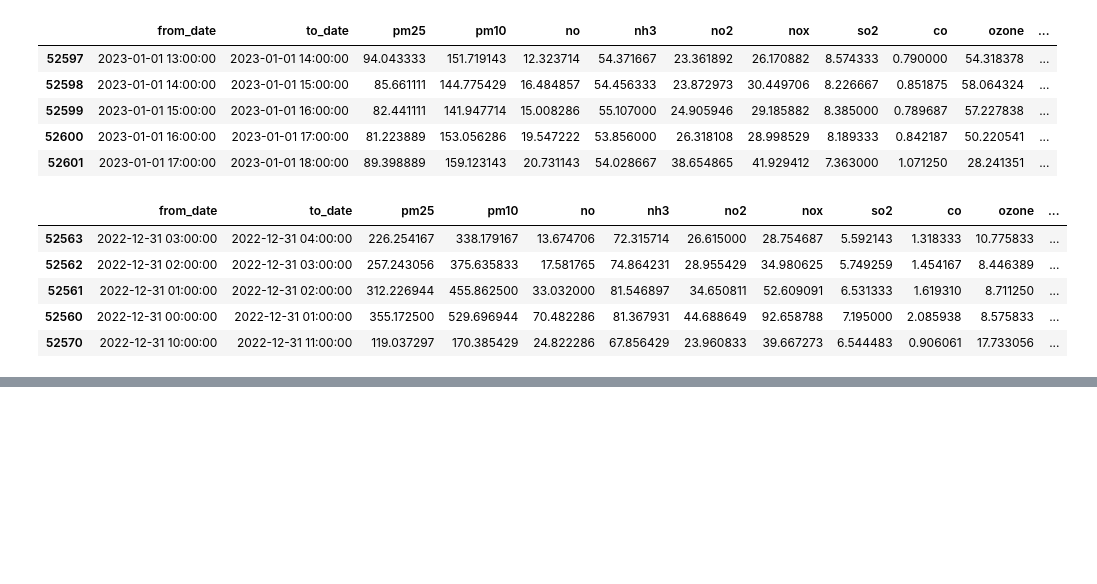
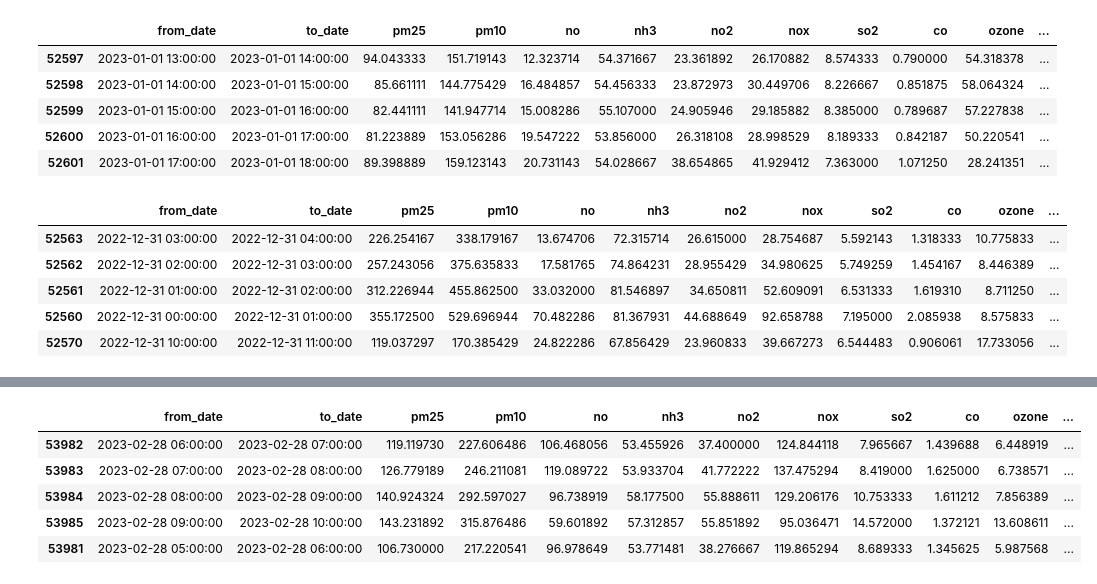
Before and after one commit to snigdhaz/Air_Pollution_Prediction_Final, a Jupyter notebook: Pre_processing/split_data.ipynb, the cells around one changed output, grey strips where cells are left out. Saved outputs shown, nothing was run; the diff lists cells and outputs as text; code cells hidden in the pictures; blank space fills up the shorter version.

```diff
--- a/Pre_processing/split_data.ipynb
+++ b/Pre_processing/split_data.ipynb
@@ -150,0 +172,3 @@ test_data.to_csv('Delhi_test_data_2017_no2.csv')
+# %%
+val = test_data[test_data["Date"] < "2023-03-01"].copy()
+test  = test_data[test_data["Date"] >= "2023-03-01"].copy()
@@ -150,0 +184,9 @@ test_data.to_csv('Delhi_test_data_2017_no2.csv')
+# %%
+val.tail()
+# %% [output]
+|  | from_date | to_date | pm25 | pm10 | no | nh3 | no2 | nox | so2 | co | ozone | ... |
+| 53982 | 2023-02-28 06:00:00 | 2023-02-28 07:00:00 | 119.119730 | 227.606486 | 106.468056 | 53.455926 | 37.400000 | 124.844118 | 7.965667 | 1.439688 | 6.448919 | ... |
+| 53983 | 2023-02-28 07:00:00 | 2023-02-28 08:00:00 | 126.779189 | 246.211081 | 119.089722 | 53.933704 | 41.772222 | 137.475294 | 8.419000 | 1.625000 | 6.738571 | ... |
+| 53984 | 2023-02-28 08:00:00 | 2023-02-28 09:00:00 | 140.924324 | 292.597027 | 96.738919 | 58.177500 | 55.888611 | 129.206176 | 10.753333 | 1.611212 | 7.856389 | ... |
+| 53985 | 2023-02-28 09:00:00 | 2023-02-28 10:00:00 | 143.231892 | 315.876486 | 59.601892 | 57.312857 | 55.851892 | 95.036471 | 14.572000 | 1.372121 | 13.608611 | ... |
+| 53981 | 2023-02-28 05:00:00 | 2023-02-28 06:00:00 | 106.730000 | 217.220541 | 96.978649 | 53.771481 | 38.276667 | 119.865294 | 8.689333 | 1.345625 | 5.987568 | ... |
```
Also changed, not shown: parts of 9 cells of this notebook, 6 other files.
